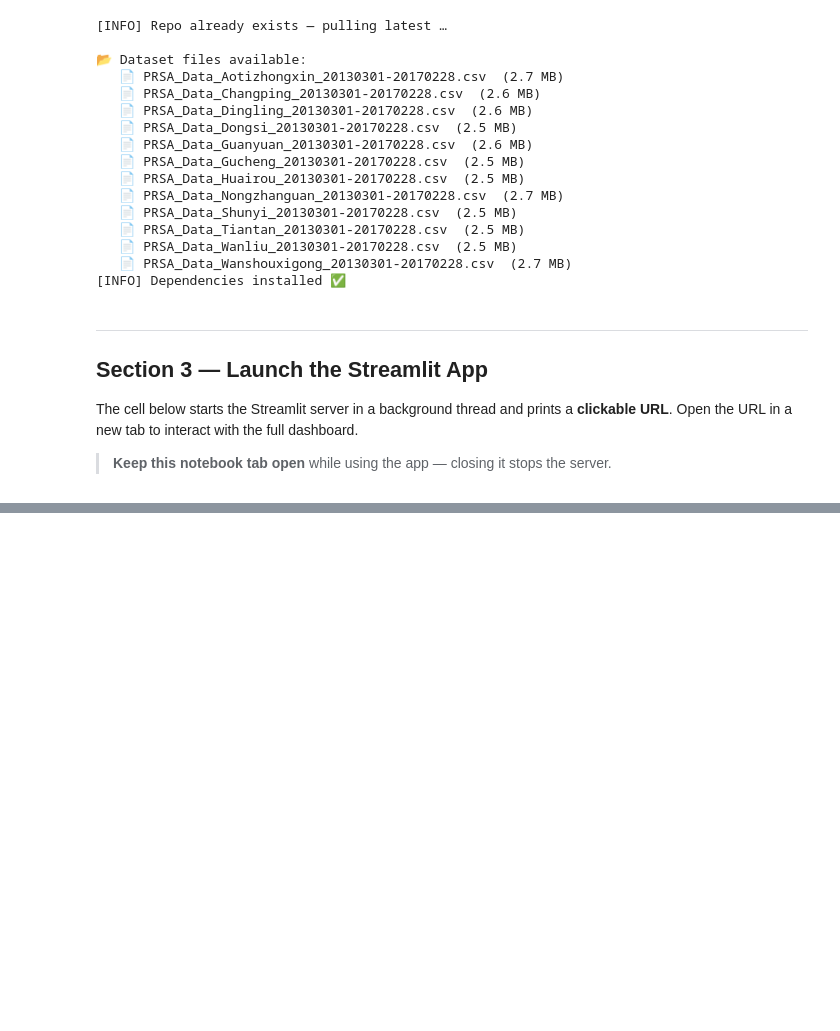
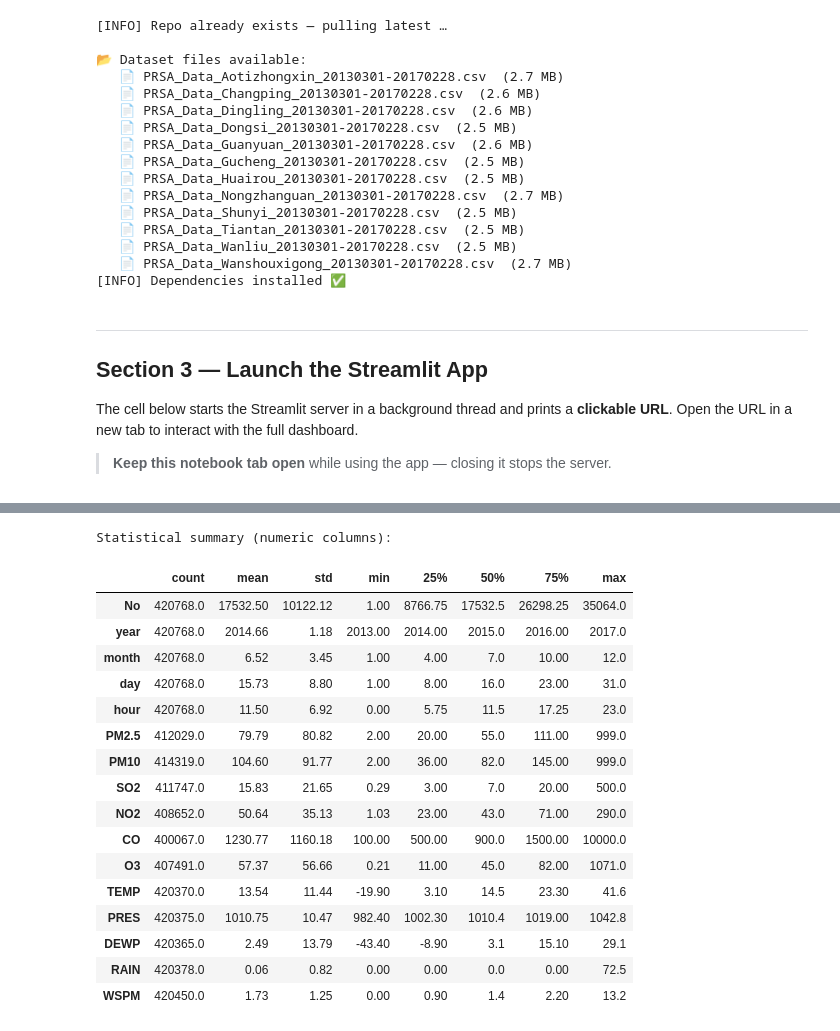
Before and after one commit to Jiyaulhaq1432/Data-Analysis-Air-quality-Analyser-web-app, a Jupyter notebook: Beijing_AQA.ipynb, the cells around one changed output, grey strips where cells are left out. Drawn from its saved outputs; the diff is of its cells as text; code cells hidden in the pictures; blank space fills up the shorter version.

```diff
--- a/Beijing_AQA.ipynb
+++ b/Beijing_AQA.ipynb
@@ -1336,0 +1546,24 @@ else:
+# %%
+# ── Statistical summary ───────────────────────────────────────────────────────
+num_cols = df_raw.select_dtypes(include=np.number).columns.tolist()
+print("Statistical summary (numeric columns):\n")
+df_raw[num_cols].describe().T.round(2)
+# %% [output]
+Statistical summary (numeric columns):
+|  | count | mean | std | min | 25% | 50% | 75% | max |
+| No | 420768.0 | 17532.50 | 10122.12 | 1.00 | 8766.75 | 17532.5 | 26298.25 | 35064.0 |
+| year | 420768.0 | 2014.66 | 1.18 | 2013.00 | 2014.00 | 2015.0 | 2016.00 | 2017.0 |
+| month | 420768.0 | 6.52 | 3.45 | 1.00 | 4.00 | 7.0 | 10.00 | 12.0 |
+| day | 420768.0 | 15.73 | 8.80 | 1.00 | 8.00 | 16.0 | 23.00 | 31.0 |
+| hour | 420768.0 | 11.50 | 6.92 | 0.00 | 5.75 | 11.5 | 17.25 | 23.0 |
+| PM2.5 | 412029.0 | 79.79 | 80.82 | 2.00 | 20.00 | 55.0 | 111.00 | 999.0 |
+| PM10 | 414319.0 | 104.60 | 91.77 | 2.00 | 36.00 | 82.0 | 145.00 | 999.0 |
+| SO2 | 411747.0 | 15.83 | 21.65 | 0.29 | 3.00 | 7.0 | 20.00 | 500.0 |
+| NO2 | 408652.0 | 50.64 | 35.13 | 1.03 | 23.00 | 43.0 | 71.00 | 290.0 |
+| CO | 400067.0 | 1230.77 | 1160.18 | 100.00 | 500.00 | 900.0 | 1500.00 | 10000.0 |
+| O3 | 407491.0 | 57.37 | 56.66 | 0.21 | 11.00 | 45.0 | 82.00 | 1071.0 |
+| TEMP | 420370.0 | 13.54 | 11.44 | -19.90 | 3.10 | 14.5 | 23.30 | 41.6 |
+| PRES | 420375.0 | 1010.75 | 10.47 | 982.40 | 1002.30 | 1010.4 | 1019.00 | 1042.8 |
+| DEWP | 420365.0 | 2.49 | 13.79 | -43.40 | -8.90 | 3.1 | 15.10 | 29.1 |
+| RAIN | 420378.0 | 0.06 | 0.82 | 0.00 | 0.00 | 0.0 | 0.00 | 72.5 |
+| WSPM | 420450.0 | 1.73 | 1.25 | 0.00 | 0.90 | 1.4 | 2.20 | 13.2 |
```
Also changed, not shown: parts of 13 cells of this notebook.
